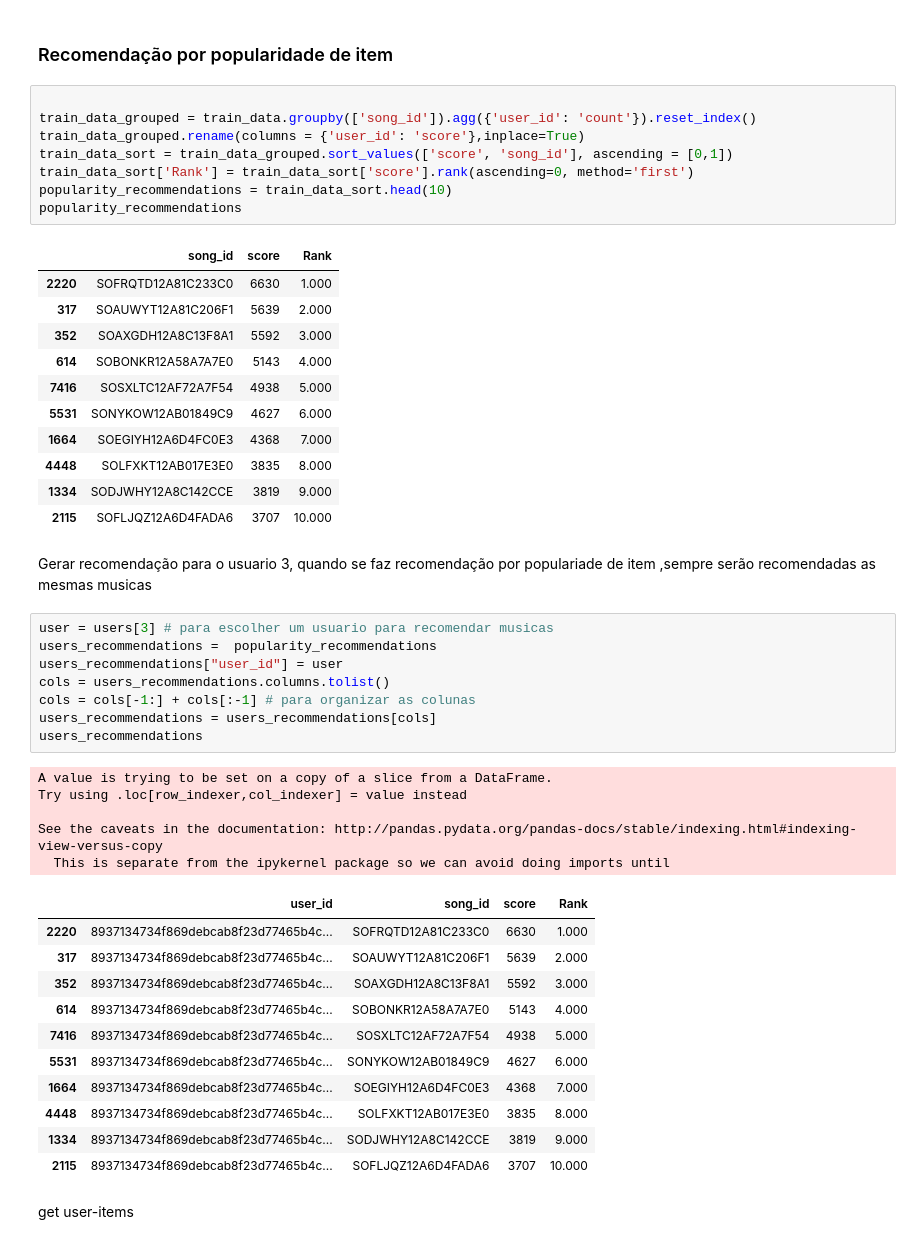
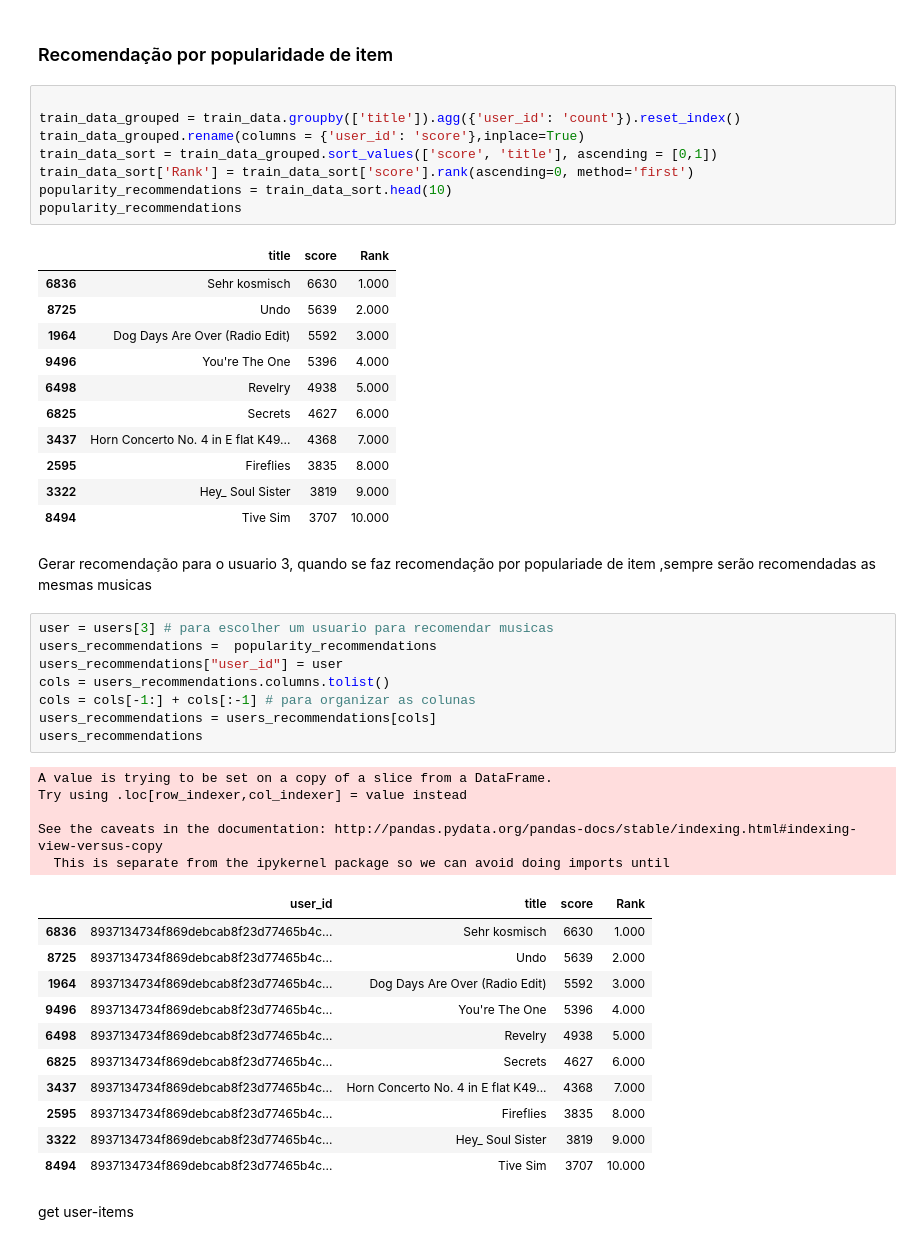
Before and after one commit to AlejandraG01/RS-init, a Jupyter notebook: my-MusicRS/mymusic_RS.ipynb, the cells around one changed output. Saved outputs shown, nothing was run; the diff lists cells and outputs as text.

```diff
--- a/my-MusicRS/mymusic_RS.ipynb
+++ b/my-MusicRS/mymusic_RS.ipynb
@@ -208,24 +208,24 @@ train_data.head()
 ### Recomendação por popularidade de item
 # %%
 
-train_data_grouped = train_data.groupby(['song_id']).agg({'user_id': 'count'}).reset_index()
+train_data_grouped = train_data.groupby(['title']).agg({'user_id': 'count'}).reset_index()
 train_data_grouped.rename(columns = {'user_id': 'score'},inplace=True)
-train_data_sort = train_data_grouped.sort_values(['score', 'song_id'], ascending = [0,1])
+train_data_sort = train_data_grouped.sort_values(['score', 'title'], ascending = [0,1])
 train_data_sort['Rank'] = train_data_sort['score'].rank(ascending=0, method='first')
 popularity_recommendations = train_data_sort.head(10)
 popularity_recommendations
 # %% [output]
-|  | song_id | score | Rank |
-| 2220 | SOFRQTD12A81C233C0 | 6630 | 1.000 |
-| 317 | SOAUWYT12A81C206F1 | 5639 | 2.000 |
-| 352 | SOAXGDH12A8C13F8A1 | 5592 | 3.000 |
-| 614 | SOBONKR12A58A7A7E0 | 5143 | 4.000 |
-| 7416 | SOSXLTC12AF72A7F54 | 4938 | 5.000 |
-| 5531 | SONYKOW12AB01849C9 | 4627 | 6.000 |
-| 1664 | SOEGIYH12A6D4FC0E3 | 4368 | 7.000 |
-| 4448 | SOLFXKT12AB017E3E0 | 3835 | 8.000 |
-| 1334 | SODJWHY12A8C142CCE | 3819 | 9.000 |
-| 2115 | SOFLJQZ12A6D4FADA6 | 3707 | 10.000 |
+|  | title | score | Rank |
+| 6836 | Sehr kosmisch | 6630 | 1.000 |
+| 8725 | Undo | 5639 | 2.000 |
+| 1964 | Dog Days Are Over (Radio Edit) | 5592 | 3.000 |
+| 9496 | You're The One | 5396 | 4.000 |
+| 6498 | Revelry | 4938 | 5.000 |
+| 6825 | Secrets | 4627 | 6.000 |
+| 3437 | Horn Concerto No. 4 in E flat K49... | 4368 | 7.000 |
+| 2595 | Fireflies | 3835 | 8.000 |
+| 3322 | Hey_ Soul Sister | 3819 | 9.000 |
+| 8494 | Tive Sim | 3707 | 10.000 |
 # %% [markdown]
 Gerar recomendação para o usuario 3, quando se faz recomendação por populariade de item ,sempre serão recomendadas as mesmas musicas
 # %%
@@ -242,17 +242,17 @@ Try using .loc[row_indexer,col_indexer] = value instead
 
 See the caveats in the documentation: http://pandas.pydata.org/pandas-docs/stable/indexing.html#indexing-view-versus-copy
   This is separate from the ipykernel package so we can avoid doing imports until
-|  | user_id | song_id | score | Rank |
-| 2220 | 8937134734f869debcab8f23d77465b4c... | SOFRQTD12A81C233C0 | 6630 | 1.000 |
-| 317 | 8937134734f869debcab8f23d77465b4c... | SOAUWYT12A81C206F1 | 5639 | 2.000 |
-| 352 | 8937134734f869debcab8f23d77465b4c... | SOAXGDH12A8C13F8A1 | 5592 | 3.000 |
-| 614 | 8937134734f869debcab8f23d77465b4c... | SOBONKR12A58A7A7E0 | 5143 | 4.000 |
-| 7416 | 8937134734f869debcab8f23d77465b4c... | SOSXLTC12AF72A7F54 | 4938 | 5.000 |
-| 5531 | 8937134734f869debcab8f23d77465b4c... | SONYKOW12AB01849C9 | 4627 | 6.000 |
-| 1664 | 8937134734f869debcab8f23d77465b4c... | SOEGIYH12A6D4FC0E3 | 4368 | 7.000 |
-| 4448 | 8937134734f869debcab8f23d77465b4c... | SOLFXKT12AB017E3E0 | 3835 | 8.000 |
-| 1334 | 8937134734f869debcab8f23d77465b4c... | SODJWHY12A8C142CCE | 3819 | 9.000 |
-| 2115 | 8937134734f869debcab8f23d77465b4c... | SOFLJQZ12A6D4FADA6 | 3707 | 10.000 |
+|  | user_id | title | score | Rank |
+| 6836 | 8937134734f869debcab8f23d77465b4c... | Sehr kosmisch | 6630 | 1.000 |
+| 8725 | 8937134734f869debcab8f23d77465b4c... | Undo | 5639 | 2.000 |
+| 1964 | 8937134734f869debcab8f23d77465b4c... | Dog Days Are Over (Radio Edit) | 5592 | 3.000 |
+| 9496 | 8937134734f869debcab8f23d77465b4c... | You're The One | 5396 | 4.000 |
+| 6498 | 8937134734f869debcab8f23d77465b4c... | Revelry | 4938 | 5.000 |
+| 6825 | 8937134734f869debcab8f23d77465b4c... | Secrets | 4627 | 6.000 |
+| 3437 | 8937134734f869debcab8f23d77465b4c... | Horn Concerto No. 4 in E flat K49... | 4368 | 7.000 |
+| 2595 | 8937134734f869debcab8f23d77465b4c... | Fireflies | 3835 | 8.000 |
+| 3322 | 8937134734f869debcab8f23d77465b4c... | Hey_ Soul Sister | 3819 | 9.000 |
+| 8494 | 8937134734f869debcab8f23d77465b4c... | Tive Sim | 3707 | 10.000 |
 # %% [markdown]
 get user-items
 # %%
```
Also changed, not shown: parts of 6 cells of this notebook, 1 other file.
